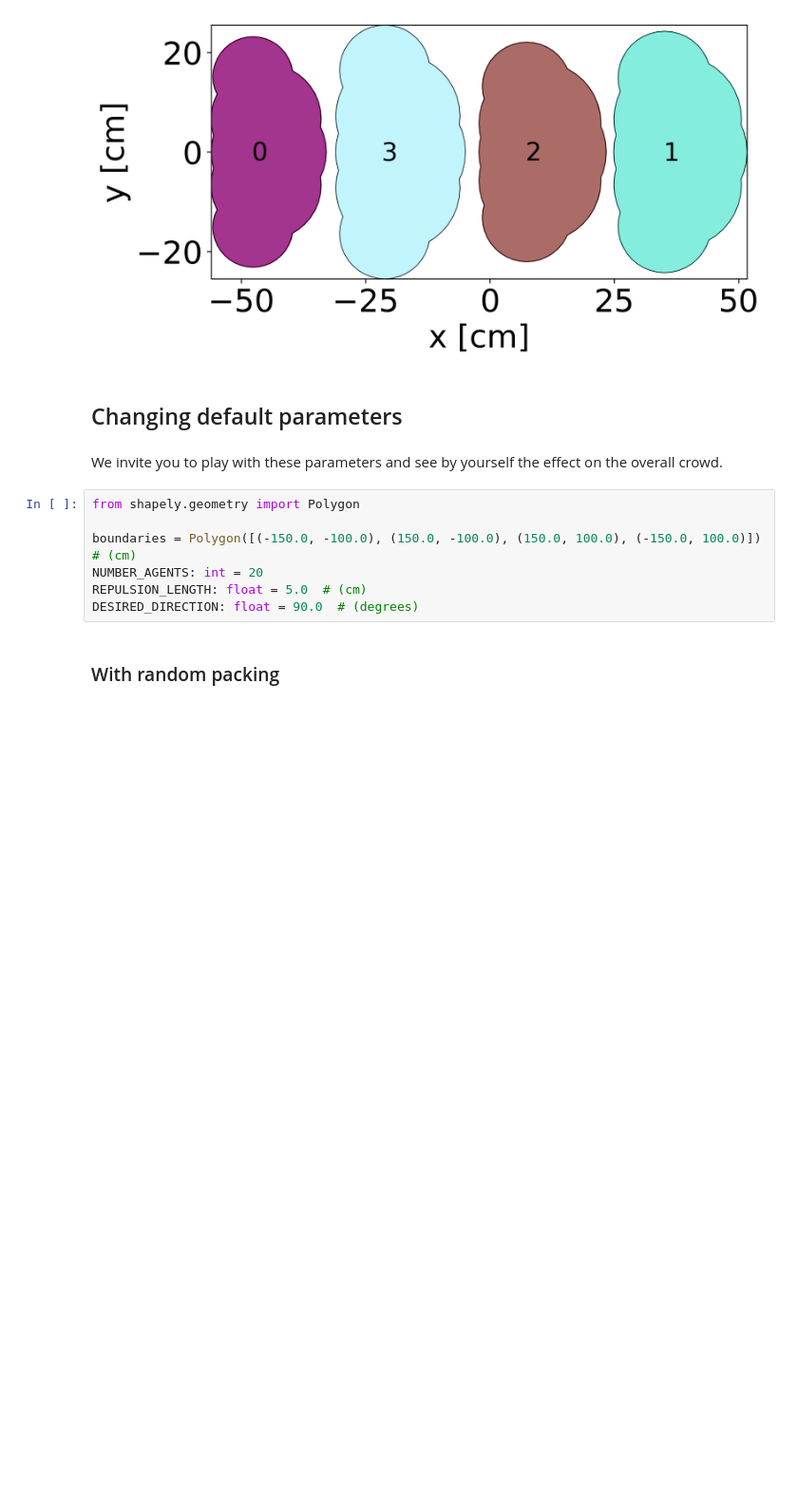
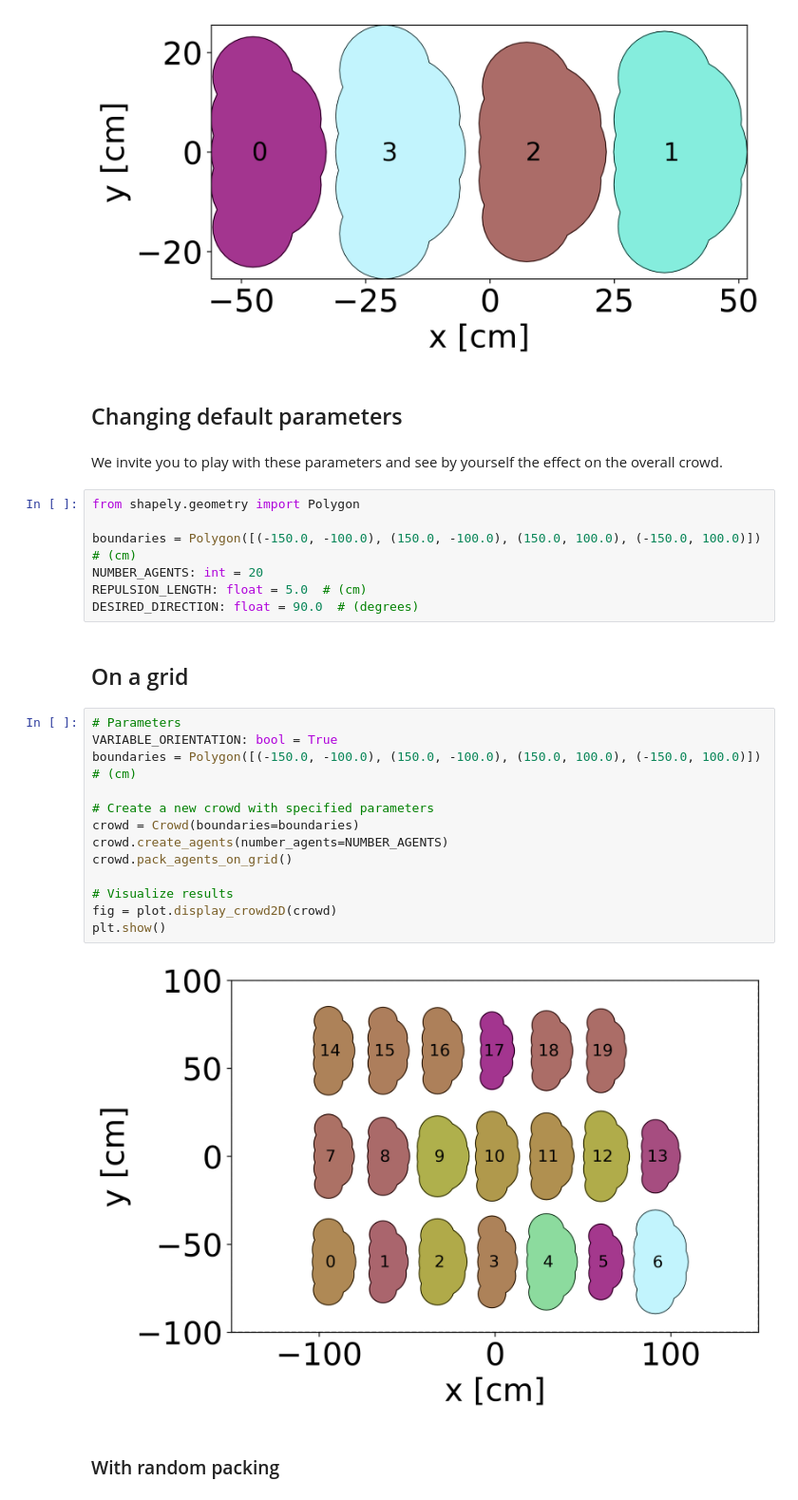
Before and after one commit to odufour7/Shape, a Jupyter notebook: tutorials/shapes_configuration/create_crowd_ANSURII.ipynb, the cells around one changed output. Shown at 95% size. Saved outputs shown, nothing was run; the diff lists cells and outputs as text; blank space fills up the shorter version.

```diff
--- a/tutorials/shapes_configuration/create_crowd_ANSURII.ipynb
+++ b/tutorials/shapes_configuration/create_crowd_ANSURII.ipynb
@@ -39,6 +39,23 @@ boundaries = Polygon([(-150.0, -100.0), (150.0, -100.0), (150.0, 100.0), (-150.0
 NUMBER_AGENTS: int = 20
 REPULSION_LENGTH: float = 5.0  # (cm)
 DESIRED_DIRECTION: float = 90.0  # (degrees)
+# %% [markdown]
+## On a grid
+# %%
+# Parameters
+VARIABLE_ORIENTATION: bool = True
+boundaries = Polygon([(-150.0, -100.0), (150.0, -100.0), (150.0, 100.0), (-150.0, 100.0)])  # (cm)
+
+# Create a new crowd with specified parameters
+crowd = Crowd(boundaries=boundaries)
+crowd.create_agents(number_agents=NUMBER_AGENTS)
+crowd.pack_agents_on_grid()
+
+# Visualize results
+fig = plot.display_crowd2D(crowd)
+plt.show()
+# %% [output]
+[figure, added]
 # %% [markdown]
 ### With random packing
 # %%
```
Also changed, not shown: parts of 3 cells of this notebook, 21 other files.
